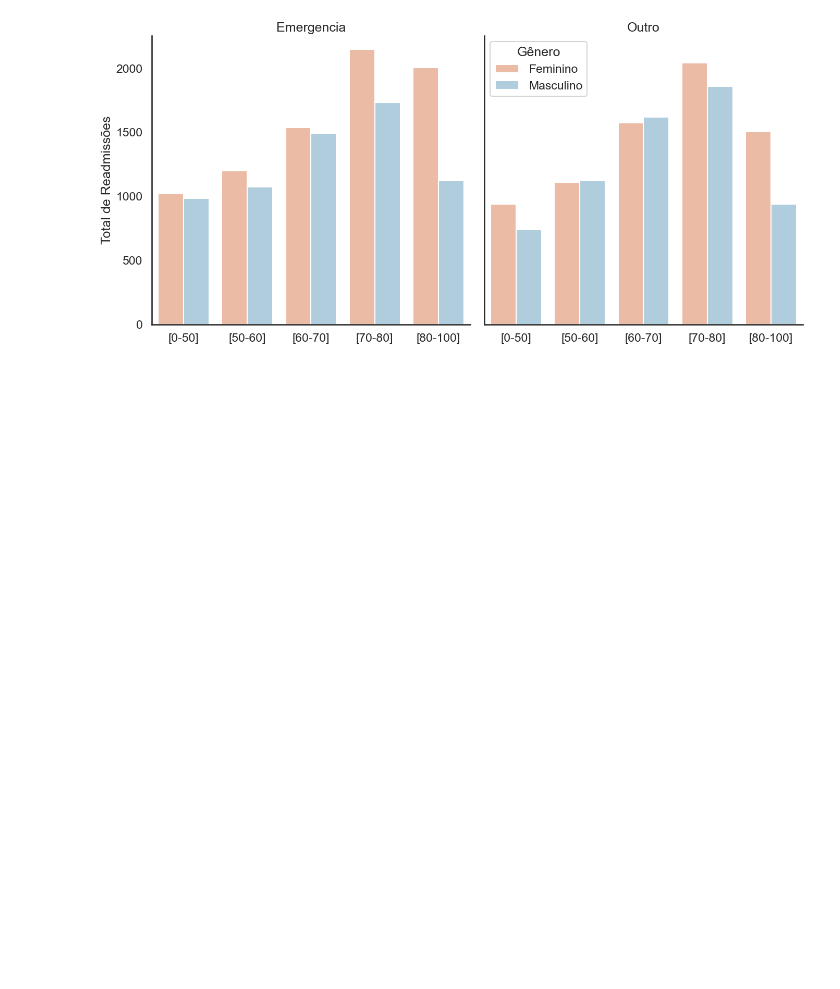
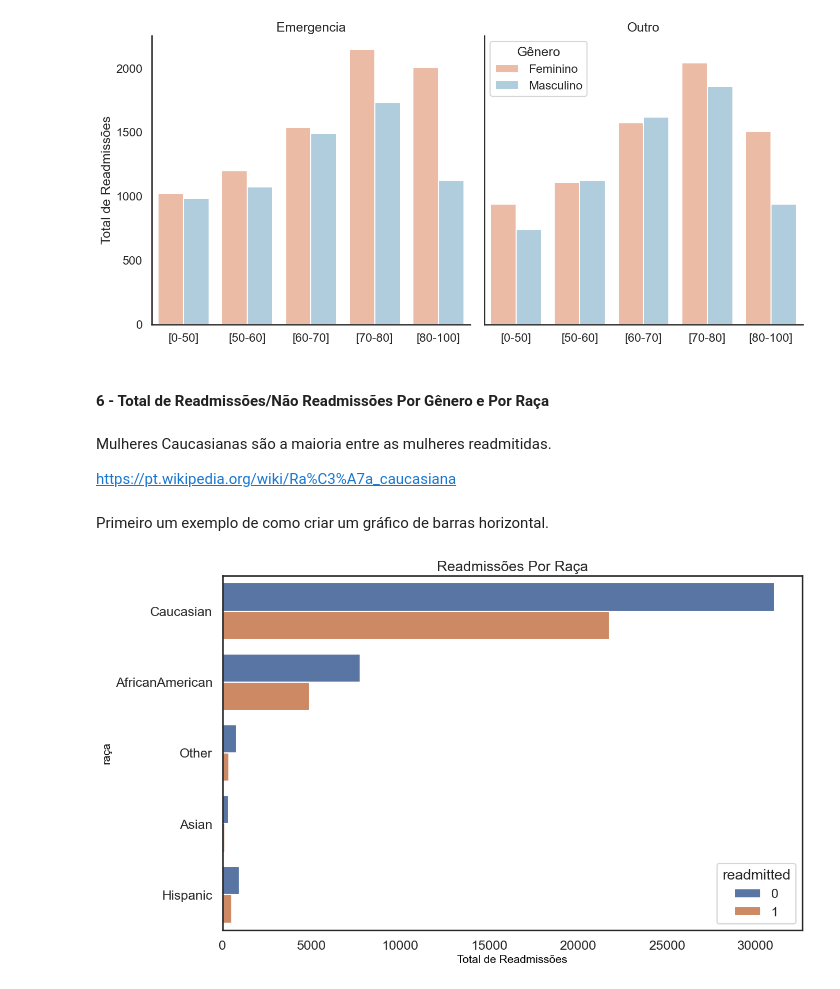
Before and after one commit to SanTavaresD/Analise_de_Dados_com_Linguagem_Python, a Jupyter notebook: 9_Engenharia_de_atributos/projeto_8_parte_2.ipynb, the cells around one changed output. Cells and saved outputs as stored; diff of their text form; code cells hidden in the pictures; blank space fills up the shorter version.

```diff
--- a/9_Engenharia_de_atributos/projeto_8_parte_2.ipynb
+++ b/9_Engenharia_de_atributos/projeto_8_parte_2.ipynb
@@ -253,3 +253,35 @@ plt.legend(title = 'Gênero', loc = 'upper left', labels = ['Feminino', 'Masculi
 plt.show(g)
 # %% [output]
 [figure]
+# %% [markdown]
+#### 6 - Total de Readmissões/Não Readmissões Por Gênero e Por Raça
+# %% [markdown]
+Mulheres Caucasianas são a maioria entre as mulheres readmitidas.
+
+https://pt.wikipedia.org/wiki/Ra%C3%A7a_caucasiana
+# %% [markdown]
+Primeiro um exemplo de como criar um gráfico de barras horizontal.
+# %%
+# Cria o gráfico
+# Para o gráfico de barras horizontal, basta trocar a letra x por y na função
+# http://seaborn.pydata.org/generated/seaborn.countplot.html
+figx = sns.countplot(y = 'race', hue = 'readmitted', data = dados)
+
+# Label do eixo x
+plt.xlabel("Total de Readmissões", fontsize = 14, color = 'black')
+
+# Label do eixo y
+plt.ylabel("raça", fontsize = 14, color = 'black')
+
+# Tamanho do gráfico
+figx.figure.set_size_inches(13, 8)
+
+# Legenda
+figx.axes.set_title('Readmissões Por Raça')
+
+# Mostra o gráfico
+plt.show()
+
+# Sem os totais em cada barra os gráficos ficam mais clean!
+# %% [output]
+[figure, added]
```
